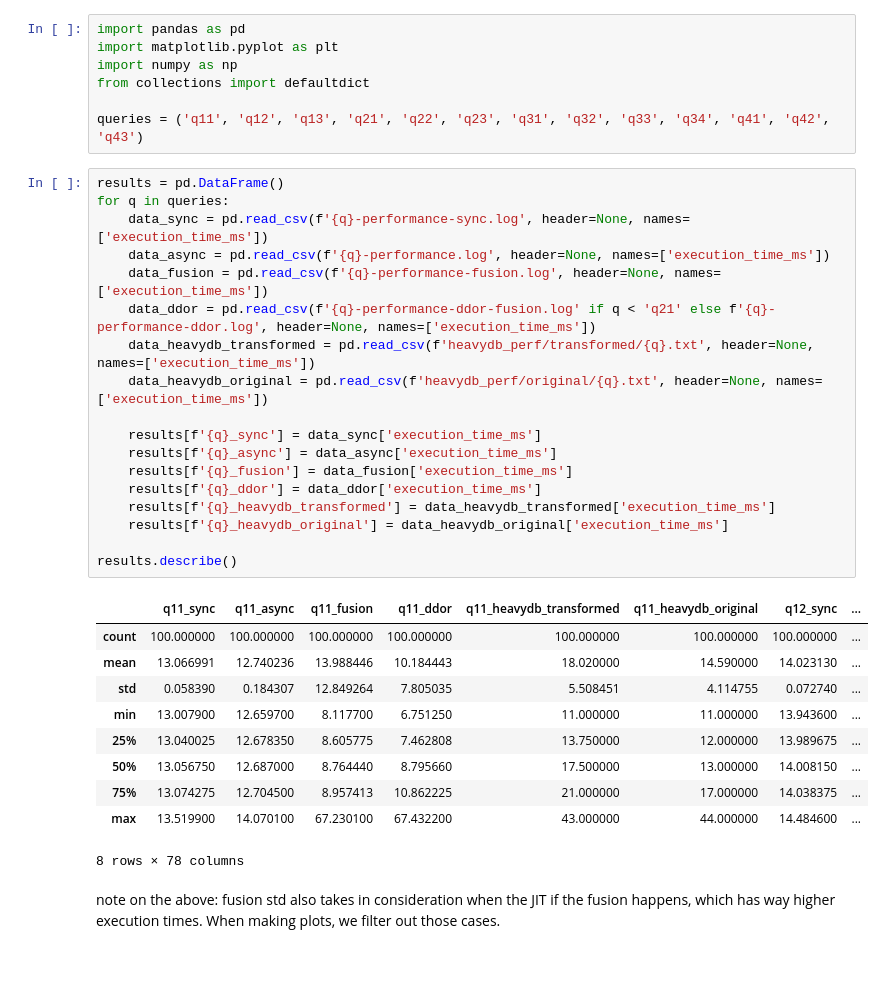
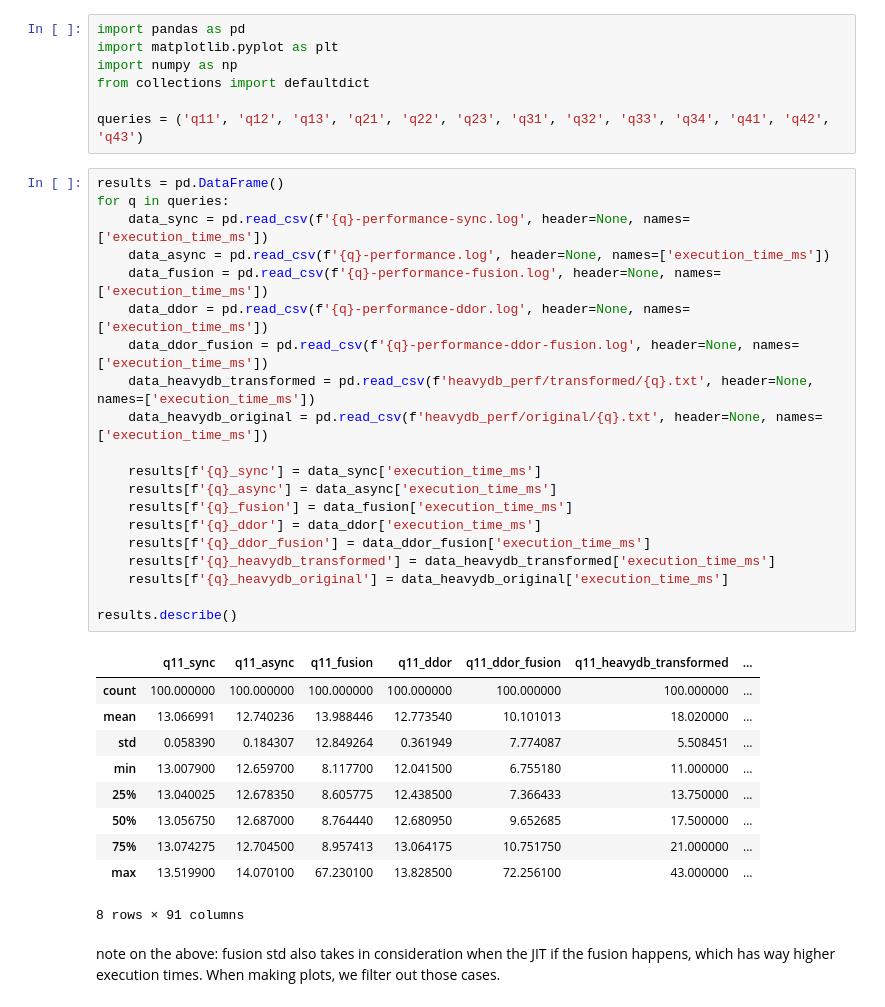
Before and after one commit to Maestro-Zacht/sycldb-calcite-executor, a Jupyter notebook: performances/perf.ipynb, the cells around one changed output. Drawn from its saved outputs; the diff is of its cells as text; blank space fills up the shorter version.

```diff
--- a/performances/perf.ipynb
+++ b/performances/perf.ipynb
@@ -8,32 +8,34 @@ queries = ('q11', 'q12', 'q13', 'q21', 'q22', 'q23', 'q31', 'q32', 'q33', 'q34',
 # %%
 results = pd.DataFrame()
 for q in queries:
     data_sync = pd.read_csv(f'{q}-performance-sync.log', header=None, names=['execution_time_ms'])
     data_async = pd.read_csv(f'{q}-performance.log', header=None, names=['execution_time_ms'])
     data_fusion = pd.read_csv(f'{q}-performance-fusion.log', header=None, names=['execution_time_ms'])
-    data_ddor = pd.read_csv(f'{q}-performance-ddor-fusion.log' if q < 'q21' else f'{q}-performance-ddor.log', header=None, names=['execution_time_ms'])
+    data_ddor = pd.read_csv(f'{q}-performance-ddor.log', header=None, names=['execution_time_ms'])
+    data_ddor_fusion = pd.read_csv(f'{q}-performance-ddor-fusion.log', header=None, names=['execution_time_ms'])
     data_heavydb_transformed = pd.read_csv(f'heavydb_perf/transformed/{q}.txt', header=None, names=['execution_time_ms'])
     data_heavydb_original = pd.read_csv(f'heavydb_perf/original/{q}.txt', header=None, names=['execution_time_ms'])
 
     results[f'{q}_sync'] = data_sync['execution_time_ms']
     results[f'{q}_async'] = data_async['execution_time_ms']
     results[f'{q}_fusion'] = data_fusion['execution_time_ms']
     results[f'{q}_ddor'] = data_ddor['execution_time_ms']
+    results[f'{q}_ddor_fusion'] = data_ddor_fusion['execution_time_ms']
     results[f'{q}_heavydb_transformed'] = data_heavydb_transformed['execution_time_ms']
     results[f'{q}_heavydb_original'] = data_heavydb_original['execution_time_ms']
 
 results.describe()
 # %% [output]
-|  | q11_sync | q11_async | q11_fusion | q11_ddor | q11_heavydb_transformed | q11_heavydb_original | q12_sync | ... |
-| count | 100.000000 | 100.000000 | 100.000000 | 100.000000 | 100.000000 | 100.000000 | 100.000000 | ... |
-| mean | 13.066991 | 12.740236 | 13.988446 | 10.184443 | 18.020000 | 14.590000 | 14.023130 | ... |
-| std | 0.058390 | 0.184307 | 12.849264 | 7.805035 | 5.508451 | 4.114755 | 0.072740 | ... |
-| min | 13.007900 | 12.659700 | 8.117700 | 6.751250 | 11.000000 | 11.000000 | 13.943600 | ... |
-| 25% | 13.040025 | 12.678350 | 8.605775 | 7.462808 | 13.750000 | 12.000000 | 13.989675 | ... |
-| 50% | 13.056750 | 12.687000 | 8.764440 | 8.795660 | 17.500000 | 13.000000 | 14.008150 | ... |
-| 75% | 13.074275 | 12.704500 | 8.957413 | 10.862225 | 21.000000 | 17.000000 | 14.038375 | ... |
-| max | 13.519900 | 14.070100 | 67.230100 | 67.432200 | 43.000000 | 44.000000 | 14.484600 | ... |
+|  | q11_sync | q11_async | q11_fusion | q11_ddor | q11_ddor_fusion | q11_heavydb_transformed | ... |
+| count | 100.000000 | 100.000000 | 100.000000 | 100.000000 | 100.000000 | 100.000000 | ... |
+| mean | 13.066991 | 12.740236 | 13.988446 | 12.773540 | 10.101013 | 18.020000 | ... |
+| std | 0.058390 | 0.184307 | 12.849264 | 0.361949 | 7.774087 | 5.508451 | ... |
+| min | 13.007900 | 12.659700 | 8.117700 | 12.041500 | 6.755180 | 11.000000 | ... |
+| 25% | 13.040025 | 12.678350 | 8.605775 | 12.438500 | 7.366433 | 13.750000 | ... |
+| 50% | 13.056750 | 12.687000 | 8.764440 | 12.680950 | 9.652685 | 17.500000 | ... |
+| 75% | 13.074275 | 12.704500 | 8.957413 | 13.064175 | 10.751750 | 21.000000 | ... |
+| max | 13.519900 | 14.070100 | 67.230100 | 13.828500 | 72.256100 | 43.000000 | ... |
-8 rows × 78 columns
+8 rows × 91 columns
 # %% [markdown]
 note on the above: fusion std also takes in consideration when the JIT if the fusion happens, which has way higher execution times. When making plots, we filter out those cases.
 # %%
```
Also changed, not shown: parts of 2 cells of this notebook, 16 other files.
